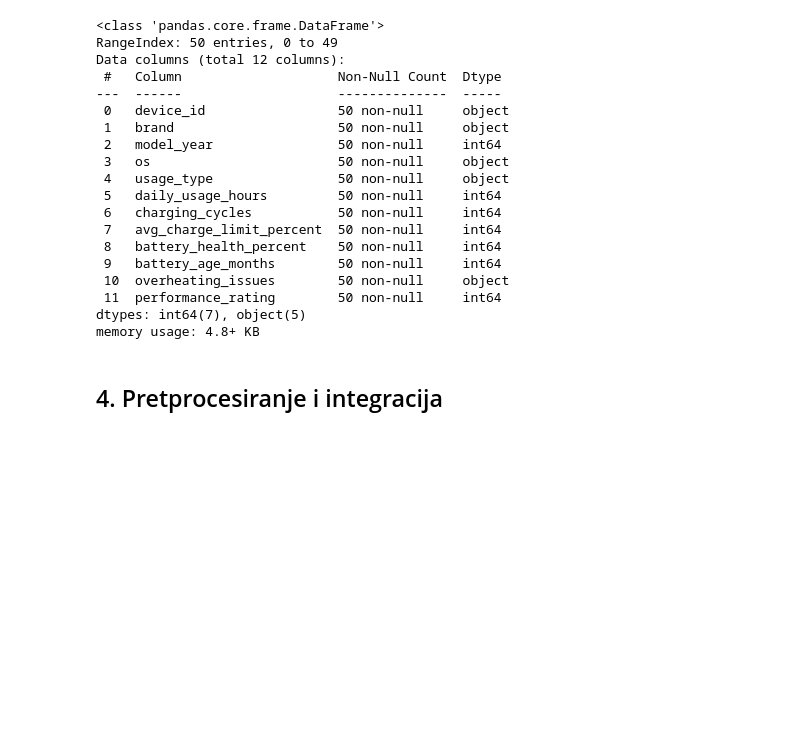
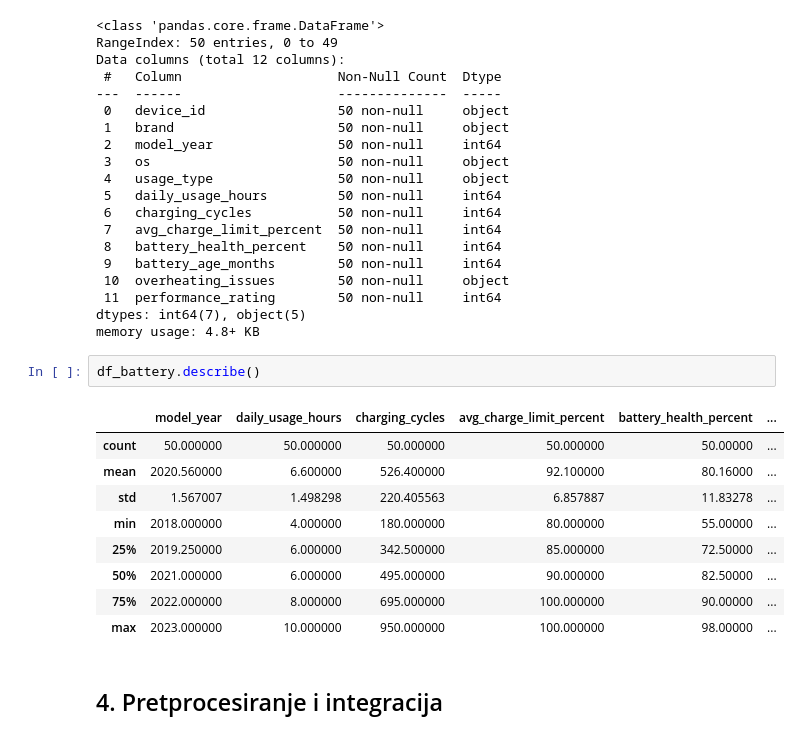
Before and after one commit to rdomgjona21/PAP_projekt, a Jupyter notebook: projekt.ipynb, the cells around one changed output. Drawn from its saved outputs; the diff is of its cells as text; blank space fills up the shorter version.

```diff
--- a/projekt.ipynb
+++ b/projekt.ipynb
@@ -76,5 +90,17 @@ Data columns (total 12 columns):
  11  performance_rating        50 non-null     int64
 dtypes: int64(7), object(5)
 memory usage: 4.8+ KB
+# %%
+df_battery.describe()
+# %% [output]
+|  | model_year | daily_usage_hours | charging_cycles | avg_charge_limit_percent | battery_health_percent | ... |
+| count | 50.000000 | 50.000000 | 50.000000 | 50.000000 | 50.00000 | ... |
+| mean | 2020.560000 | 6.600000 | 526.400000 | 92.100000 | 80.16000 | ... |
+| std | 1.567007 | 1.498298 | 220.405563 | 6.857887 | 11.83278 | ... |
+| min | 2018.000000 | 4.000000 | 180.000000 | 80.000000 | 55.00000 | ... |
+| 25% | 2019.250000 | 6.000000 | 342.500000 | 85.000000 | 72.50000 | ... |
+| 50% | 2021.000000 | 6.000000 | 495.000000 | 90.000000 | 82.50000 | ... |
+| 75% | 2022.000000 | 8.000000 | 695.000000 | 100.000000 | 90.00000 | ... |
+| max | 2023.000000 | 10.000000 | 950.000000 | 100.000000 | 98.00000 | ... |
 # %% [markdown]
 ## 4. Pretprocesiranje i integracija
```
Also changed, not shown: parts of 9 cells of this notebook.
